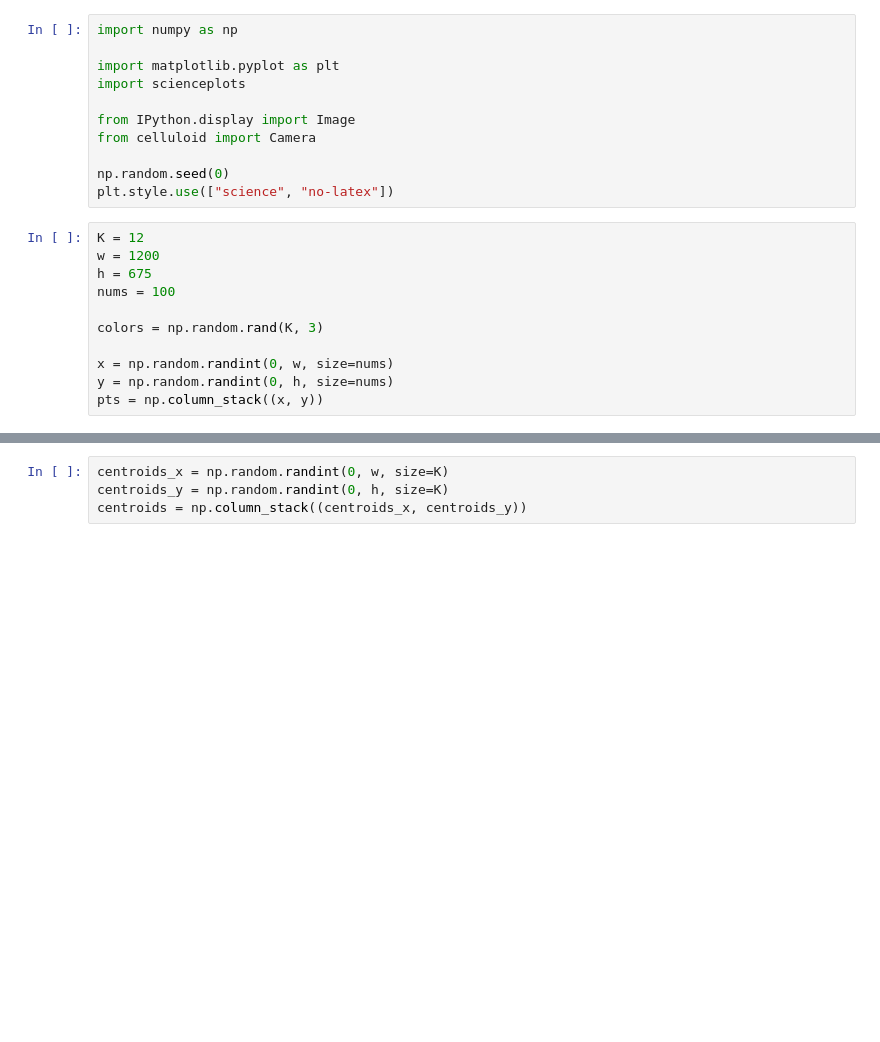
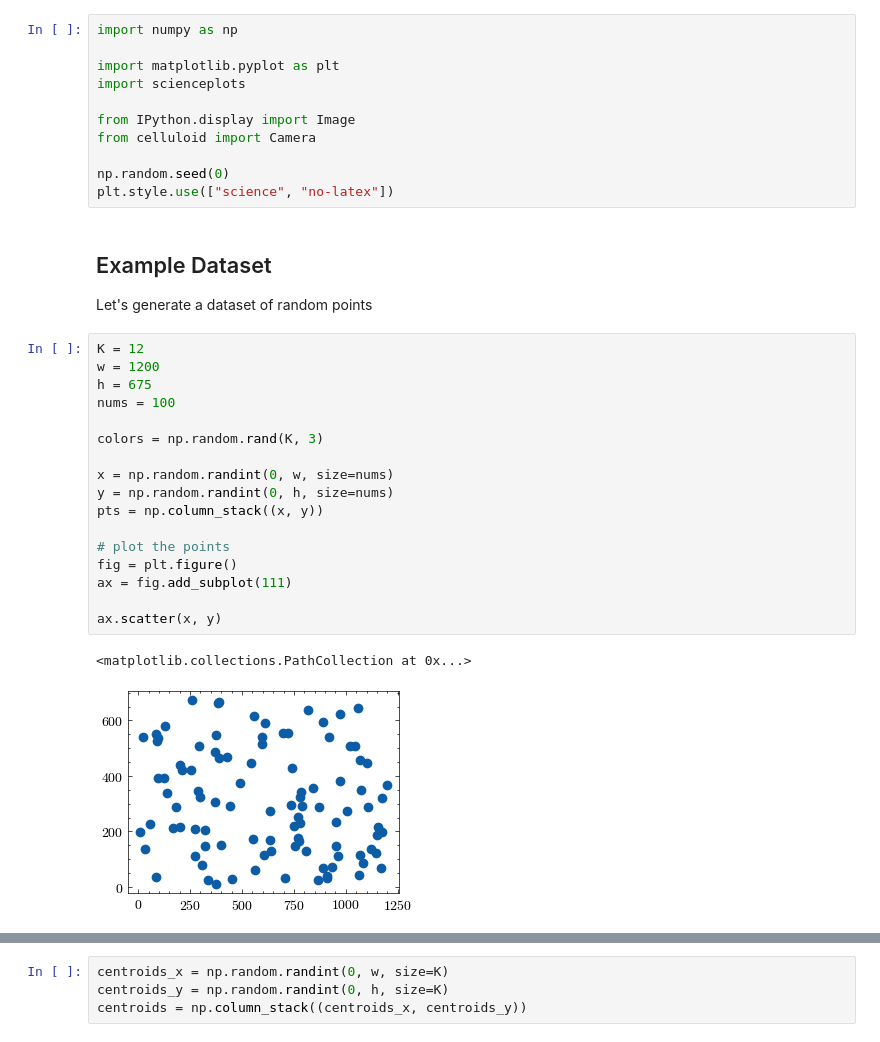
Before and after one commit to gavinkhung/k-means-clustering, a Jupyter notebook: k_means.ipynb, the cells around one changed output, grey strips where cells are left out. Cells and saved outputs as stored; diff of their text form; blank space fills up the shorter version.

```diff
--- a/k_means.ipynb
+++ b/k_means.ipynb
@@ -9,14 +15,27 @@ from celluloid import Camera
 
 np.random.seed(0)
 plt.style.use(["science", "no-latex"])
+# %% [markdown]
+## Example Dataset
+
+Let's generate a dataset of random points
 # %%
 K = 12
 w = 1200
 h = 675
 nums = 100
 
 colors = np.random.rand(K, 3)
 
 x = np.random.randint(0, w, size=nums)
 y = np.random.randint(0, h, size=nums)
 pts = np.column_stack((x, y))
+
+# plot the points
+fig = plt.figure()
+ax = fig.add_subplot(111)
+
+ax.scatter(x, y)
+# %% [output]
+<matplotlib.collections.PathCollection at 0x...>
+[figure, added]
```
Also changed, not shown: parts of 12 cells of this notebook, 2 other files.
